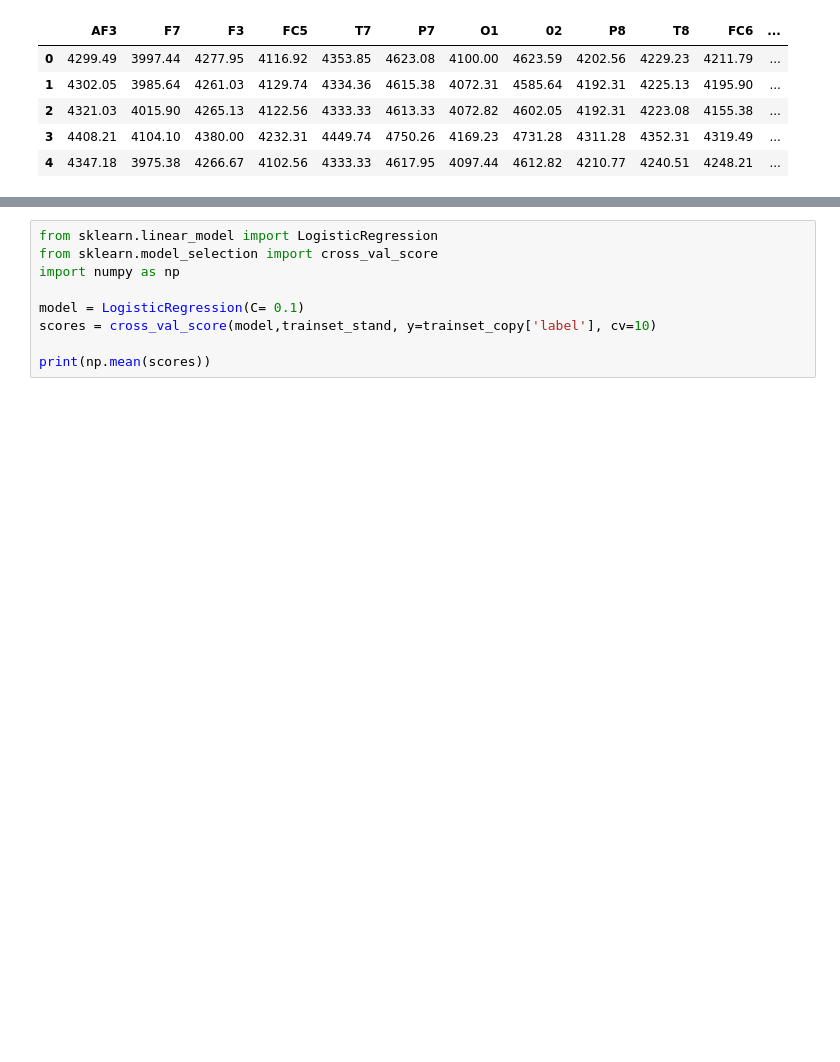
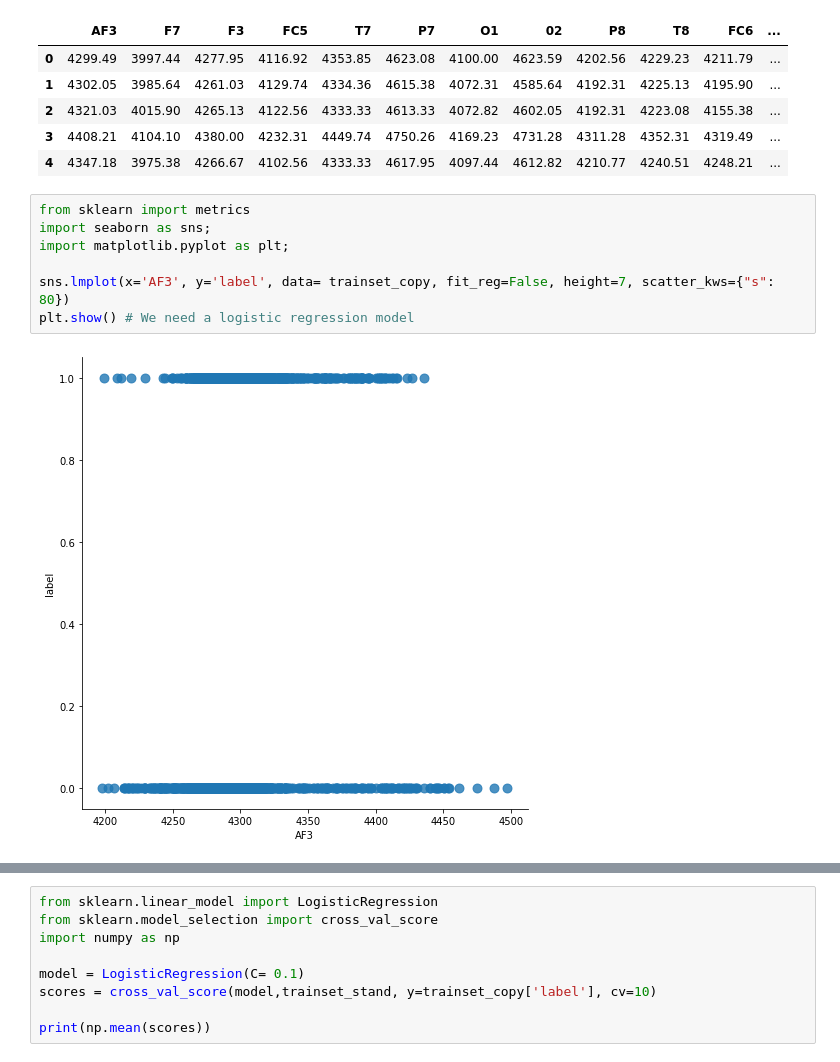
Before and after one commit to taraumutoni/Machine_Learning_course_UGent_D012554_kaggle, a Jupyter notebook: Eye blinking prediction.ipynb, the cells around one changed output, grey strips where cells are left out. Drawn from its saved outputs; the diff is of its cells as text; blank space fills up the shorter version.

```diff
--- a/Eye blinking prediction.ipynb
+++ b/Eye blinking prediction.ipynb
@@ -150,3 +150,12 @@ trainset_copy.head() # original trainset data
 | 2 | 4321.03 | 4015.90 | 4265.13 | 4122.56 | 4333.33 | 4613.33 | 4072.82 | 4602.05 | 4192.31 | 4223.08 | 4155.38 | ... |
 | 3 | 4408.21 | 4104.10 | 4380.00 | 4232.31 | 4449.74 | 4750.26 | 4169.23 | 4731.28 | 4311.28 | 4352.31 | 4319.49 | ... |
 | 4 | 4347.18 | 3975.38 | 4266.67 | 4102.56 | 4333.33 | 4617.95 | 4097.44 | 4612.82 | 4210.77 | 4240.51 | 4248.21 | ... |
+# %%
+from sklearn import metrics
+import seaborn as sns;
+import matplotlib.pyplot as plt;
+
+sns.lmplot(x='AF3', y='label', data= trainset_copy, fit_reg=False, height=7, scatter_kws={"s": 80})
+plt.show() # We need a logistic regression model
+# %% [output]
+[figure, added]
```
Also changed, not shown: parts of 1 cell of this notebook.
